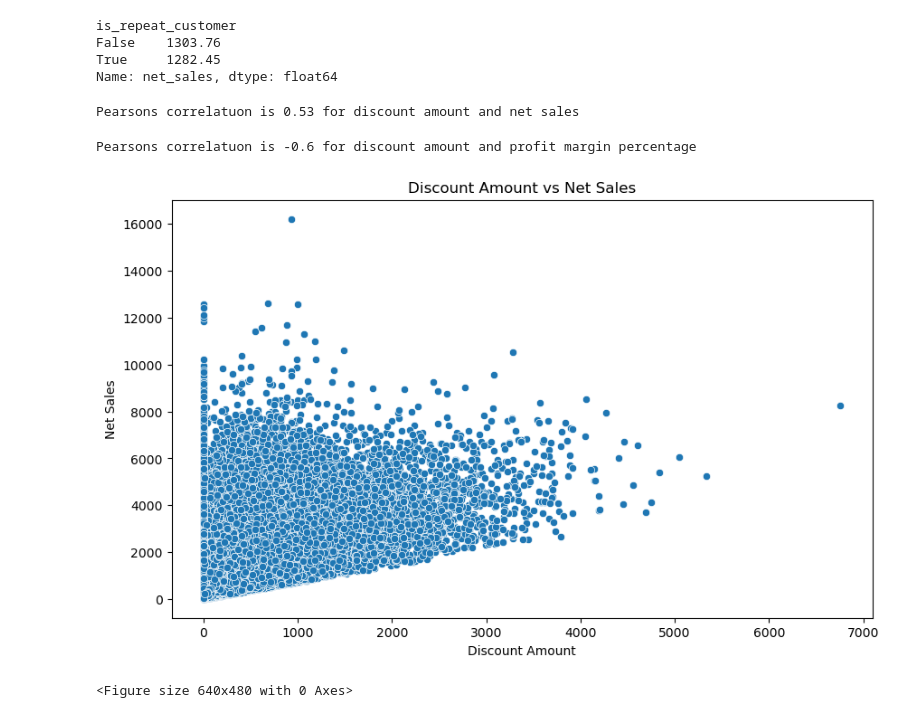
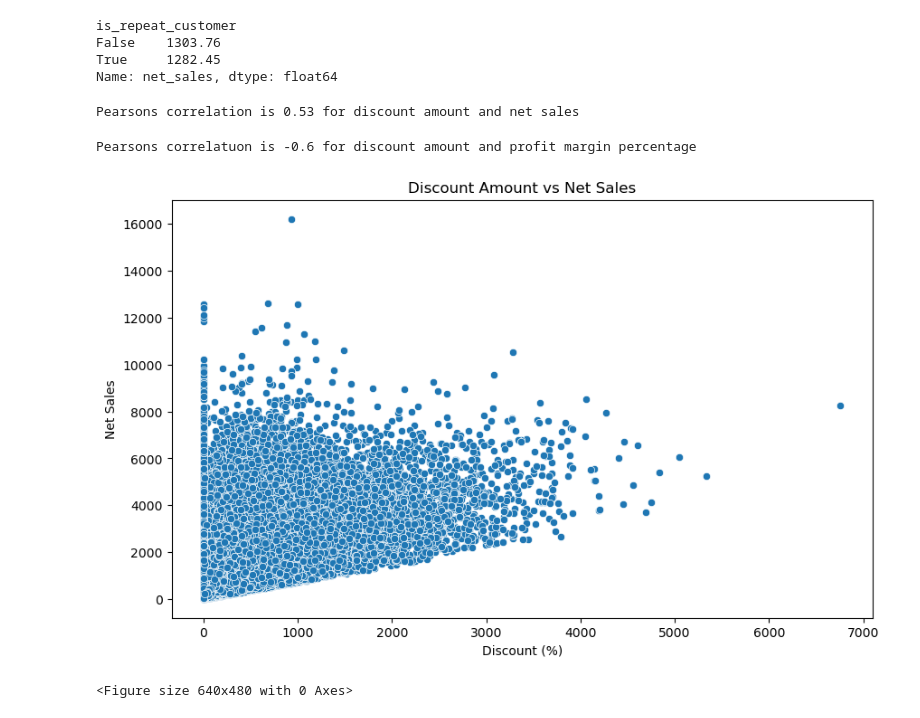
Before and after one commit to AJD1888/E-commerce-Analysis, a Jupyter notebook: e-commerce-notebook.ipynb, the cells around one changed output. Saved outputs shown, nothing was run; the diff lists cells and outputs as text; code cells hidden in the pictures.

```diff
--- a/e-commerce-notebook.ipynb
+++ b/e-commerce-notebook.ipynb
@@ -278,9 +278,9 @@ Name: net_sales, dtype: float64
 
 discount_sales_corr, sales_p_value = pearsonr(sales["discount_amount"], sales["net_sales"])
 
-print("Pearsons correlatuon is " + str(np.round(discount_sales_corr,2)) + " for discount amount and net sales")
+print("Pearsons correlation is " + str(np.round(discount_sales_corr,2)) + " for discount amount and net sales")
 # %% [output]
-Pearsons correlatuon is 0.53 for discount amount and net sales
+Pearsons correlation is 0.53 for discount amount and net sales
 # %%
 # calculate pearons correlation for discount amount and profit margin percenteage
 
@@ -290,21 +290,21 @@ print("Pearsons correlatuon is " + str(np.round(discount_profit_corr,2))+ " for
 # %% [output]
 Pearsons correlatuon is -0.6 for discount amount and profit margin percentage
 # %%
-# create a scatter plot of net sales against discount value
+# create a scatter plot of net sales against discount amount
 
 plt.figure(figsize=(10,6))
 
 # plot the graph
 sns.scatterplot(data = sales, x = "discount_amount", y = "net_sales")
 
 # give the graph appropriate labels and title
 plt.title("Discount Amount vs Net Sales")
-plt.xlabel("Discount Amount")
+plt.xlabel("Discount (%)")
 plt.ylabel("Net Sales")
 plt.show()
 
 plt.savefig("Discount_net_sales_scatter.png")
 # %% [output]
-[figure, old version]
+[figure, new version]
 <Figure size 640x480 with 0 Axes>
 # %%
```
Also changed, not shown: parts of 1 cell of this notebook, 1 other file.
